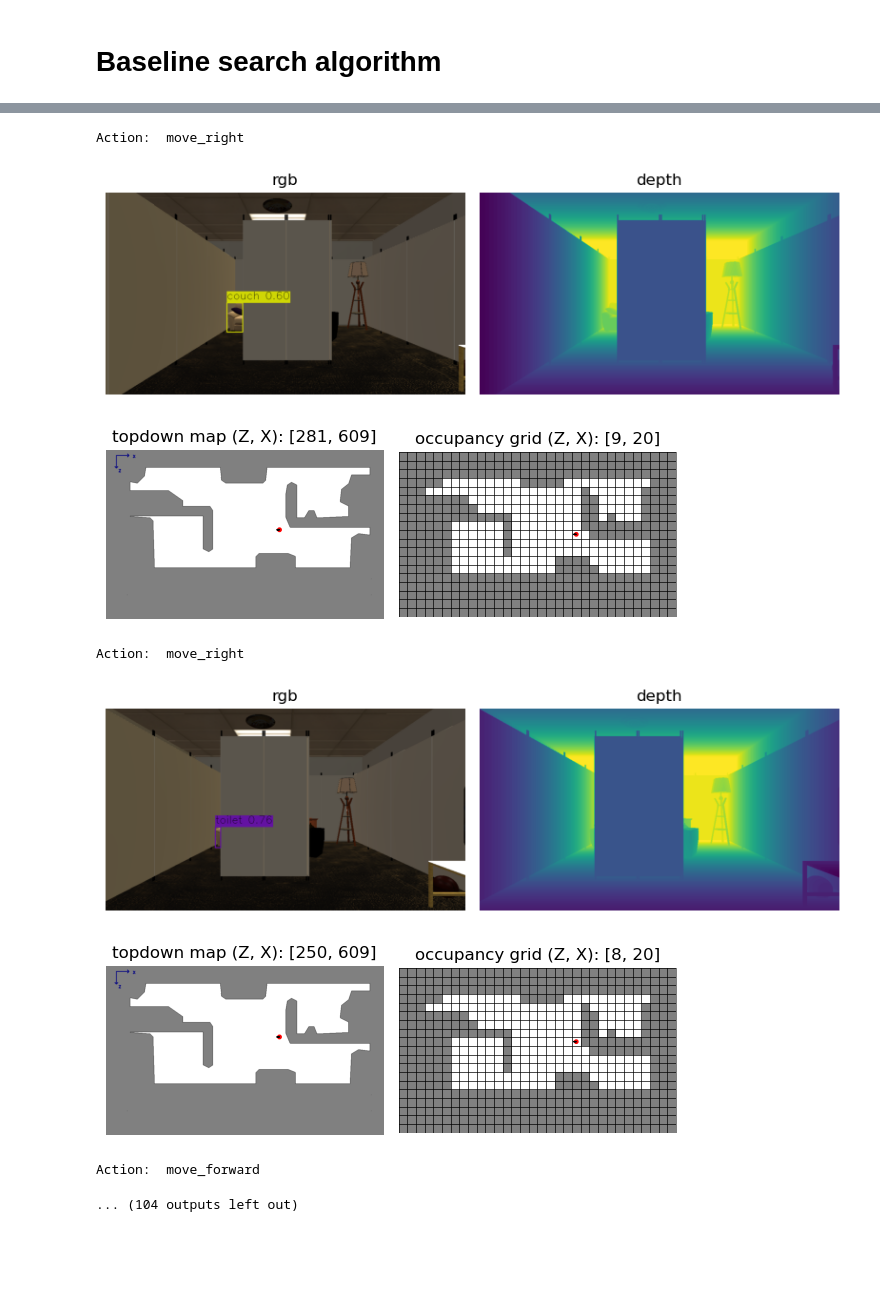
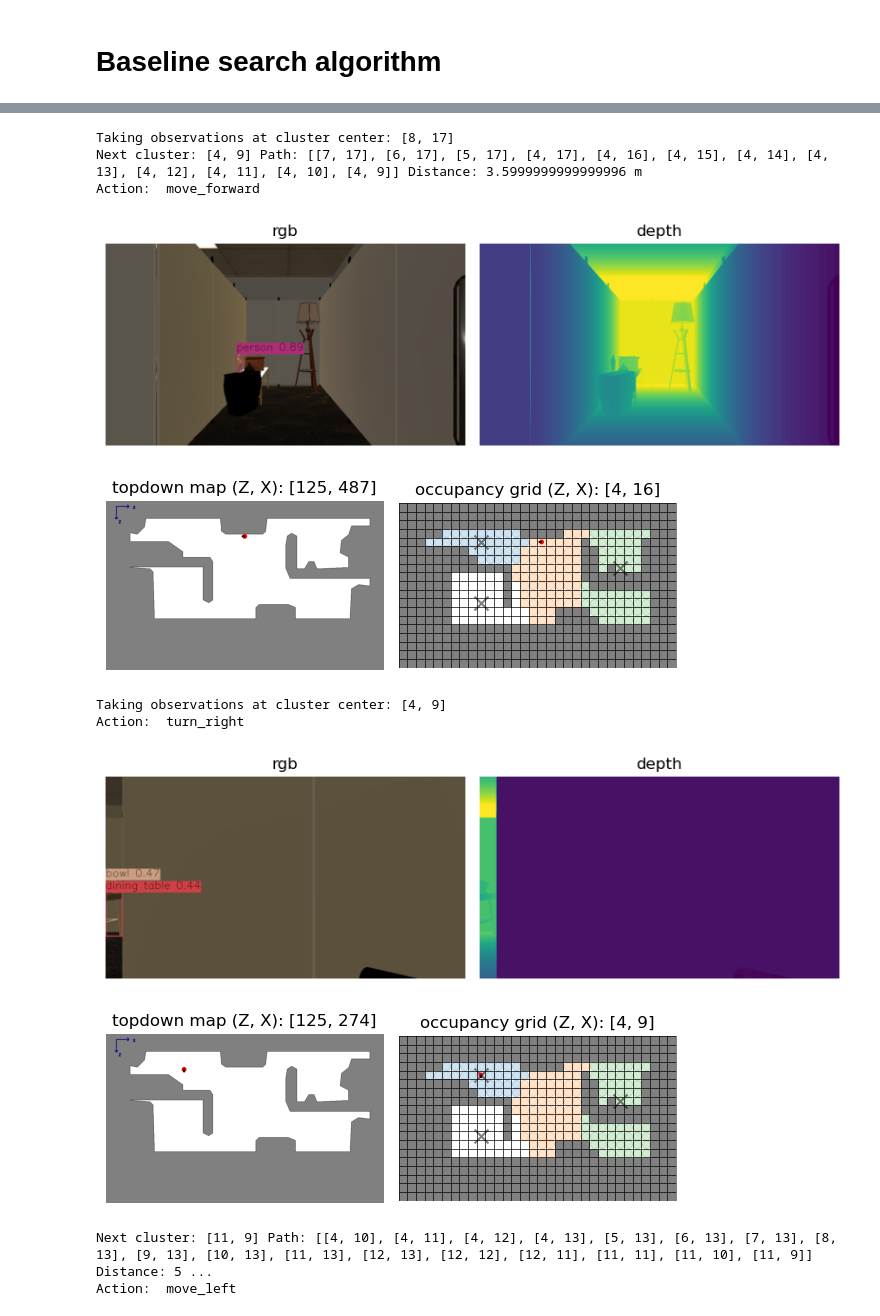
Before and after one commit to joaocb2002/ObjectNav-Msc, a Jupyter notebook: main-baseline.ipynb, the cells around one changed output, grey strips where cells are left out. Drawn from its saved outputs; the diff is of its cells as text; code cells hidden in the pictures; blank space fills up the shorter version.

```diff
--- a/main-baseline.ipynb
+++ b/main-baseline.ipynb
@@ -28,17 +31,6 @@ device = "cuda:0" if torch.cuda.is_available() else "cpu"
 with contextlib.redirect_stdout(io.StringIO()):
     yolo_model = yolo_model.to(device)
 # %%
-# Robotic agent properties
-AGENT_RADIUS = 0.15 # 15 cm
-AGENT_HEIGHT = 1.0 # 100 cm
-
-# Sensor observations scale
-OBS_SCALE = 9/16 # WIDTH/HEIGHT
-
-# Maps sizes
-CELL_SIDE = 2*AGENT_RADIUS # 30 cm
-MAP_RESOLUTION = 0.01 # 1 cm
-
 # Load the JSON file for simulation
 with open('simulation-data/simulations.json', 'r') as f:
     simulations = json.load(f)
@@ -158,7 +167,7 @@ for x_g in range(occ_grid_resolution[0]):
                 occ_grid_map[x_g, y_g, :] = [128, 128, 128] # Grey pixel
 
 # Count the number of occupiable positions
-num_cells = len(grid_occ_positions)
+num_free_cells = len(grid_occ_positions)
 # %%
 # Initialize an agent
 agent = sim.initialize_agent(sim_settings["default_agent"])
@@ -230,8 +210,17 @@ closeness = float("inf")
 # %%
+# Metrics initialization
+OBJECT_FOUND = False
+num_actions = 0
+travelled_distance = 0.0
+closeness = float("inf")
+
+# Simulation parameter
+num_clusters = 4
+
 # Main simulation loop
-while (num_clusters <= MAX_NUM_CLUSTER) and (num_actions < MAX_ITER) and (not OBJECT_FOUND):
+while (num_clusters <= num_free_cells) and (num_actions < MAX_ITER) and (not OBJECT_FOUND):
 
-    # Cluster free grid cells and compute cluster centers
+    # 0 - Cluster free grid cells and compute cluster centers
     print("-------------------------------")
     print(f"Number of clusters: {num_clusters}")
     cluster_map = simtools.cluster_mapping(grid_occ_positions, num_clusters)
@@ -277,7 +266,7 @@ while (num_clusters <= MAX_NUM_CLUSTER) and (num_actions < MAX_ITER) and (not OB
                 if num_actions % DISPLAY_STEP == 0:
                     print("Action: ", action)
                     simtools.display_sim_observations(rgb, depth)
-                    simtools.display_topdown_maps(topdown_map, occ_grid_map, agent_positions, agent_radius, agent_yaw)
+                    simtools.display_topdown_maps_with_clusters(topdown_map, occ_grid_map, agent_positions, agent_radius, agent_yaw, cluster_map, cluster_centers)
 
             # 2.3 - Check if object was found after the rotation
             if OBJECT_FOUND: break
@@ -311,7 +300,7 @@ while (num_clusters <= MAX_NUM_CLUSTER) and (num_actions < MAX_ITER) and (not OB
             if num_actions % DISPLAY_STEP == 0:
                 print("Action: ", action)
                 simtools.display_sim_observations(rgb, depth)
-                simtools.display_topdown_maps(topdown_map, occ_grid_map, agent_positions, agent_radius, agent_yaw)
+                simtools.display_topdown_maps_with_clusters(topdown_map, occ_grid_map, agent_positions, agent_radius, agent_yaw, cluster_map, cluster_centers)
 
             # 2.5 - Remove the path cell from the path
             path.pop(0)
@@ -348,7 +337,7 @@ while (num_clusters <= MAX_NUM_CLUSTER) and (num_actions < MAX_ITER) and (not OB
             if num_actions % DISPLAY_STEP == 0:
                 print("Action: ", 'turn_right')
                 simtools.display_sim_observations(rgb, depth)
-                simtools.display_topdown_maps(topdown_map, occ_grid_map, agent_positions, agent_radius, agent_yaw)
+                simtools.display_topdown_maps_with_clusters(topdown_map, occ_grid_map, agent_positions, agent_radius, agent_yaw, cluster_map, cluster_centers)
 
             # If the target object is found, break
             if OBJECT_FOUND: break
@@ -369,8 +358,11 @@ Action:  turn_around
-Action:  move_right
+Taking observations at cluster center: [8, 17]
+Next cluster: [4, 9] Path: [[7, 17], [6, 17], [5, 17], [4, 17], [4, 16], [4, 15], [4, 14], [4, 13], [4, 12], [4, 11], [4, 10], [4, 9]] Distance: 3.5999999999999996 m
+Action:  move_forward
-[figure, old version]
+[figure, new version]
-[figure, old version]
+[figure, new version]
-Action:  move_right
+Taking observations at cluster center: [4, 9]
+Action:  turn_right
-[figure, old version]
+[figure, new version]
-[figure, old version]
+[figure, new version]
-Action:  move_forward
+Next cluster: [11, 9] Path: [[4, 10], [4, 11], [4, 12], [4, 13], [5, 13], [6, 13], [7, 13], [8, 13], [9, 13], [10, 13], [11, 13], [12, 13], [12, 12], [12, 11], [11, 11], [11, 10], [11, 9]] Distance: 5 ...
+Action:  move_left
-... (104 outputs left out)
```
Also changed, not shown: parts of 6 cells of this notebook, 6 other files.
